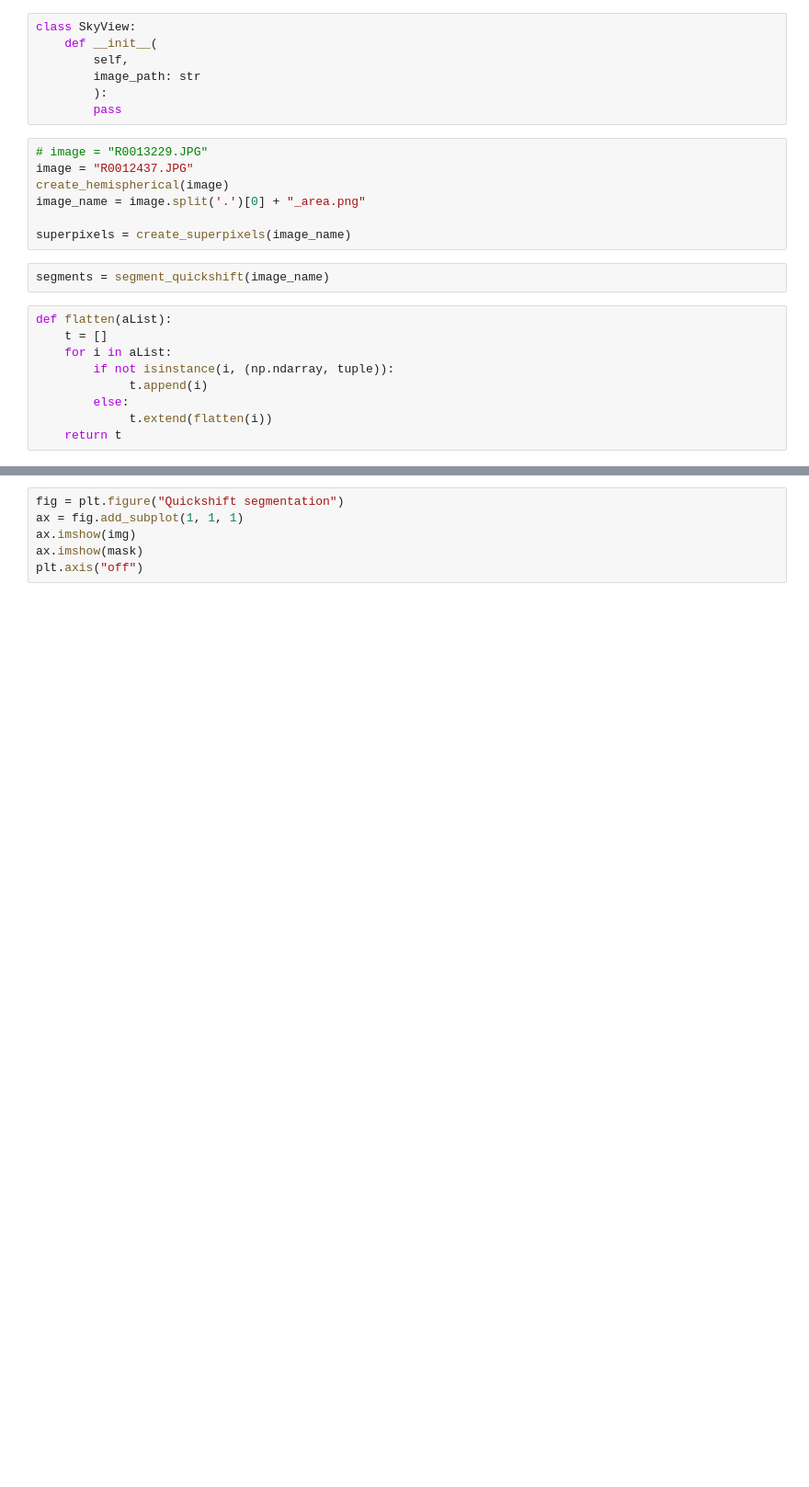
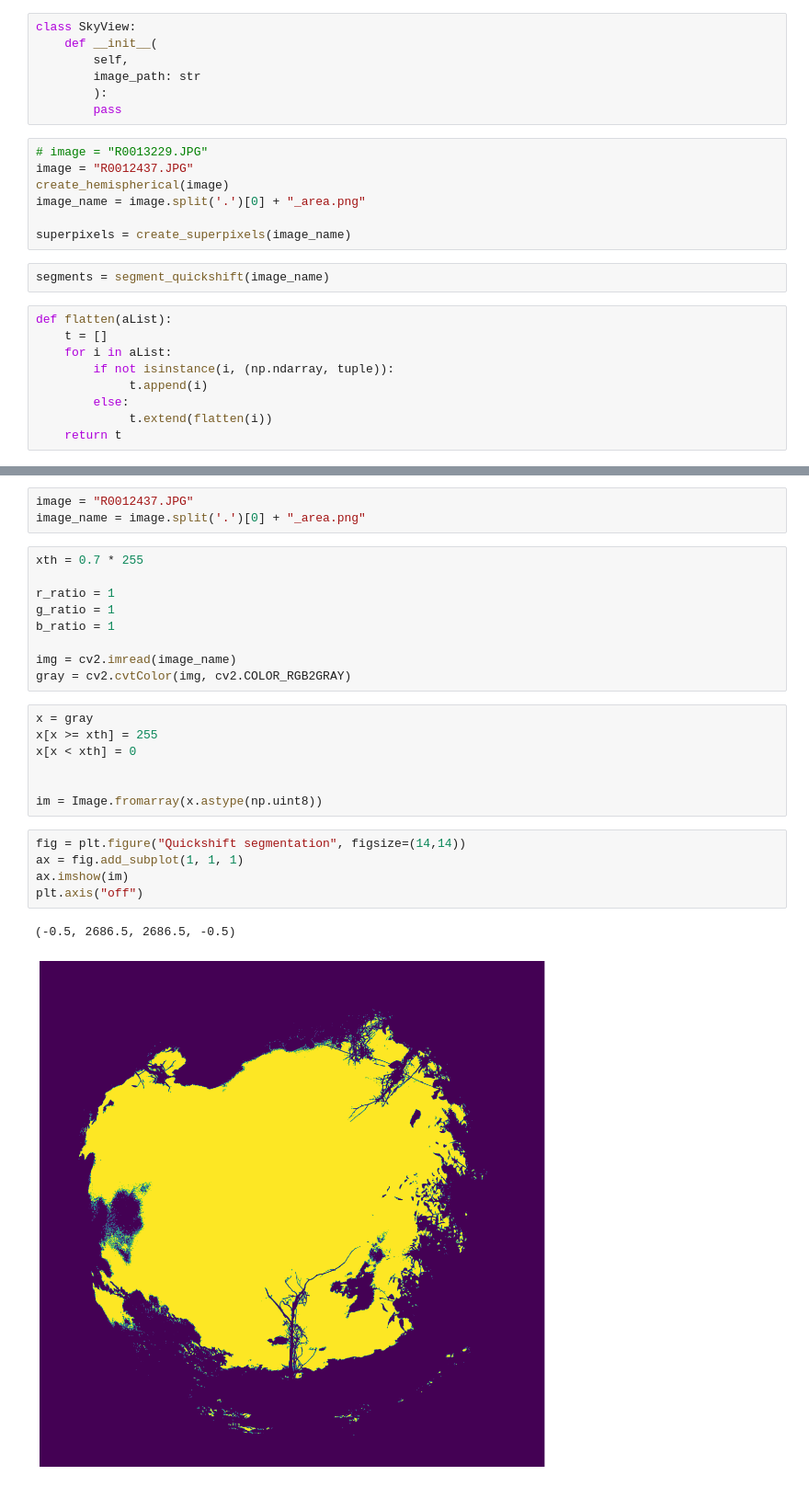
Before and after one commit to iosefa/skye, a Jupyter notebook: tests.ipynb, the cells around one changed output, grey strips where cells are left out. Shown at 92% size. Drawn from its saved outputs; the diff is of its cells as text; blank space fills up the shorter version.

```diff
--- a/tests.ipynb
+++ b/tests.ipynb
@@ -247,6 +317,27 @@ plt.show()
+# %%
+image = "R0012437.JPG"
+image_name = image.split('.')[0] + "_area.png"
+# %%
+xth = 0.7 * 255
+
+r_ratio = 1
+g_ratio = 1
+b_ratio = 1
+
+img = cv2.imread(image_name)
+gray = cv2.cvtColor(img, cv2.COLOR_RGB2GRAY)
+# %%
+x = gray
+x[x >= xth] = 255
+x[x < xth] = 0
+
+
+im = Image.fromarray(x.astype(np.uint8))
 # %%
-fig = plt.figure("Quickshift segmentation")
+fig = plt.figure("Quickshift segmentation", figsize=(14,14))
 ax = fig.add_subplot(1, 1, 1)
-ax.imshow(img)
-ax.imshow(mask)
+ax.imshow(im)
 plt.axis("off")
+# %% [output]
+(-0.5, 2686.5, 2686.5, -0.5)
+[figure, added]
```
Also changed, not shown: parts of 28 cells of this notebook.
